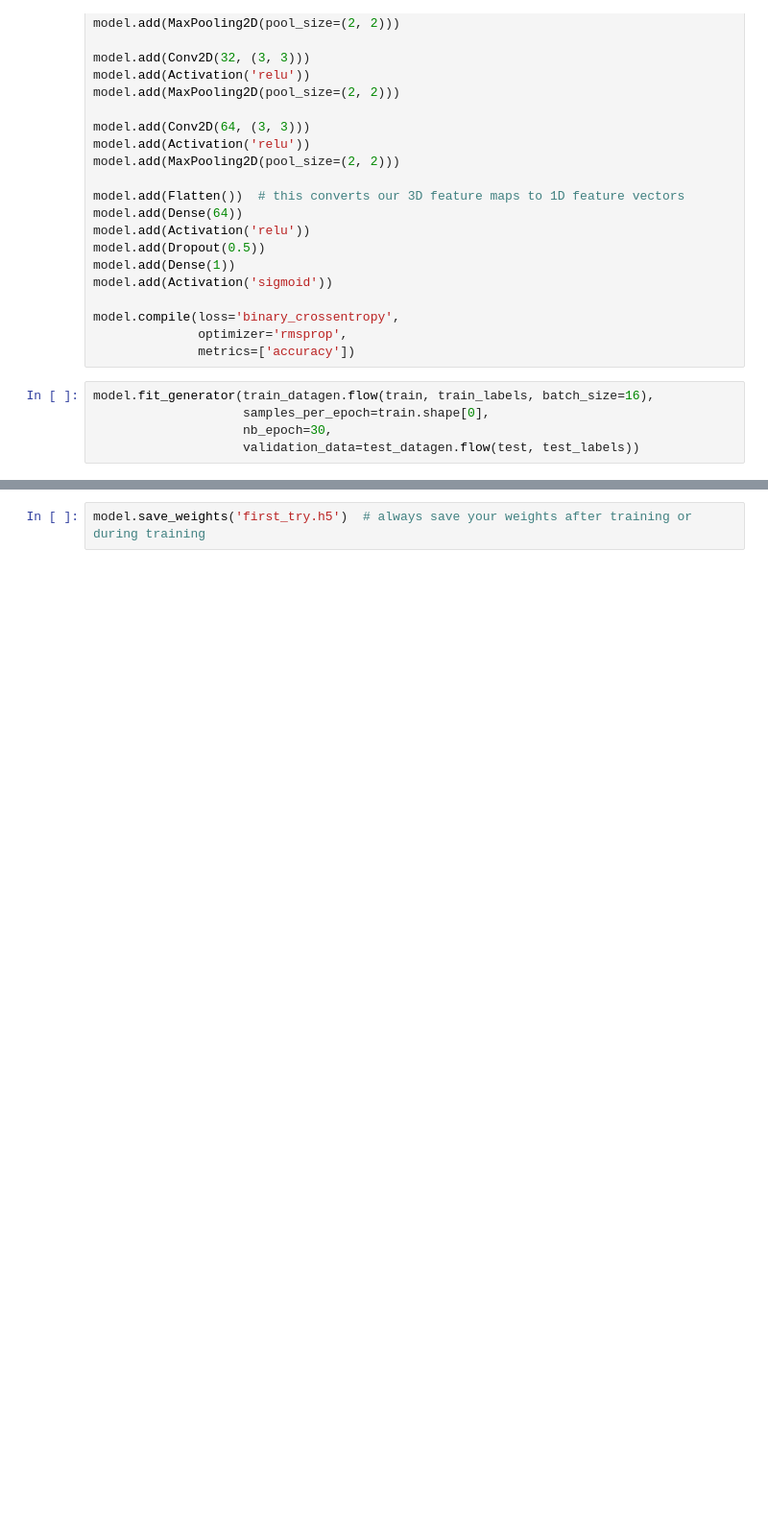
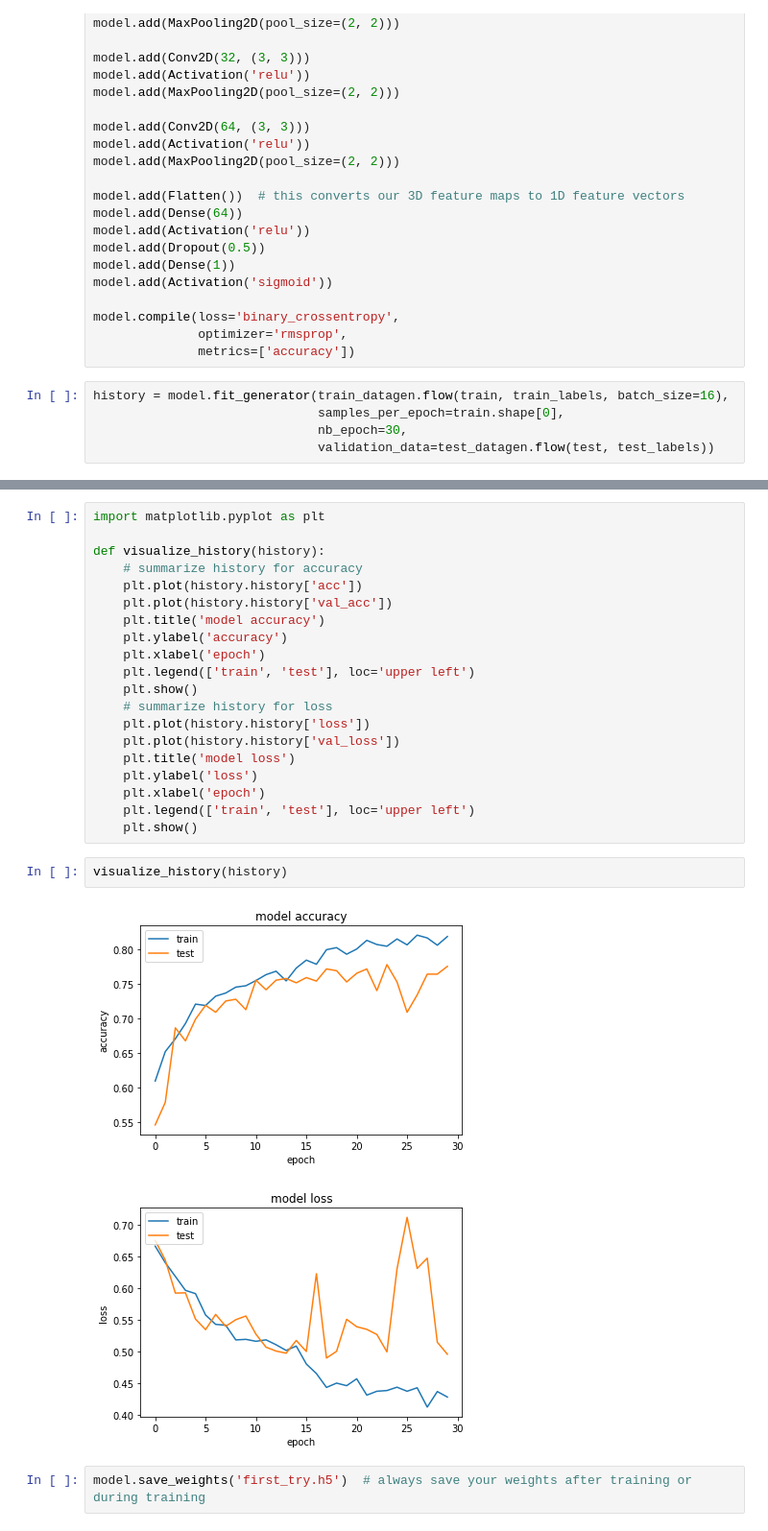
Before and after one commit to kaichimomose/Face-Detection, a Jupyter notebook: dogs-vs-cats/Keras_CNN.ipynb, the cells around one changed output, grey strips where cells are left out. Shown: that part at 96% size. Cells and saved outputs as stored; diff of their text form; blank space fills up the shorter version.

Commit message:
add visualization

```diff
--- a/dogs-vs-cats/Keras_CNN.ipynb
+++ b/dogs-vs-cats/Keras_CNN.ipynb
@@ -64,9 +62,9 @@ model.compile(loss='binary_crossentropy',
               optimizer='rmsprop',
               metrics=['accuracy'])
 # %%
-model.fit_generator(train_datagen.flow(train, train_labels, batch_size=16),
-                    samples_per_epoch=train.shape[0],
-                    nb_epoch=30,
-                    validation_data=test_datagen.flow(test, test_labels))
+history = model.fit_generator(train_datagen.flow(train, train_labels, batch_size=16),
+                              samples_per_epoch=train.shape[0],
+                              nb_epoch=30,
+                              validation_data=test_datagen.flow(test, test_labels))
 # %% [output]
 Epoch 1/30
@@ -90,2 +87,27 @@ Epoch 30/30
+# %%
+import matplotlib.pyplot as plt
+
+def visualize_history(history):
+    # summarize history for accuracy
+    plt.plot(history.history['acc'])
+    plt.plot(history.history['val_acc'])
+    plt.title('model accuracy')
+    plt.ylabel('accuracy')
+    plt.xlabel('epoch')
+    plt.legend(['train', 'test'], loc='upper left')
+    plt.show()
+    # summarize history for loss
+    plt.plot(history.history['loss'])
+    plt.plot(history.history['val_loss'])
+    plt.title('model loss')
+    plt.ylabel('loss')
+    plt.xlabel('epoch')
+    plt.legend(['train', 'test'], loc='upper left')
+    plt.show()
+# %%
+visualize_history(history)
+# %% [output]
+[figure, added]
+[figure, added]
 # %%
 model.save_weights('first_try.h5')  # always save your weights after training or during training
```
Also changed, not shown: parts of 2 cells of this notebook, 3 other files.
